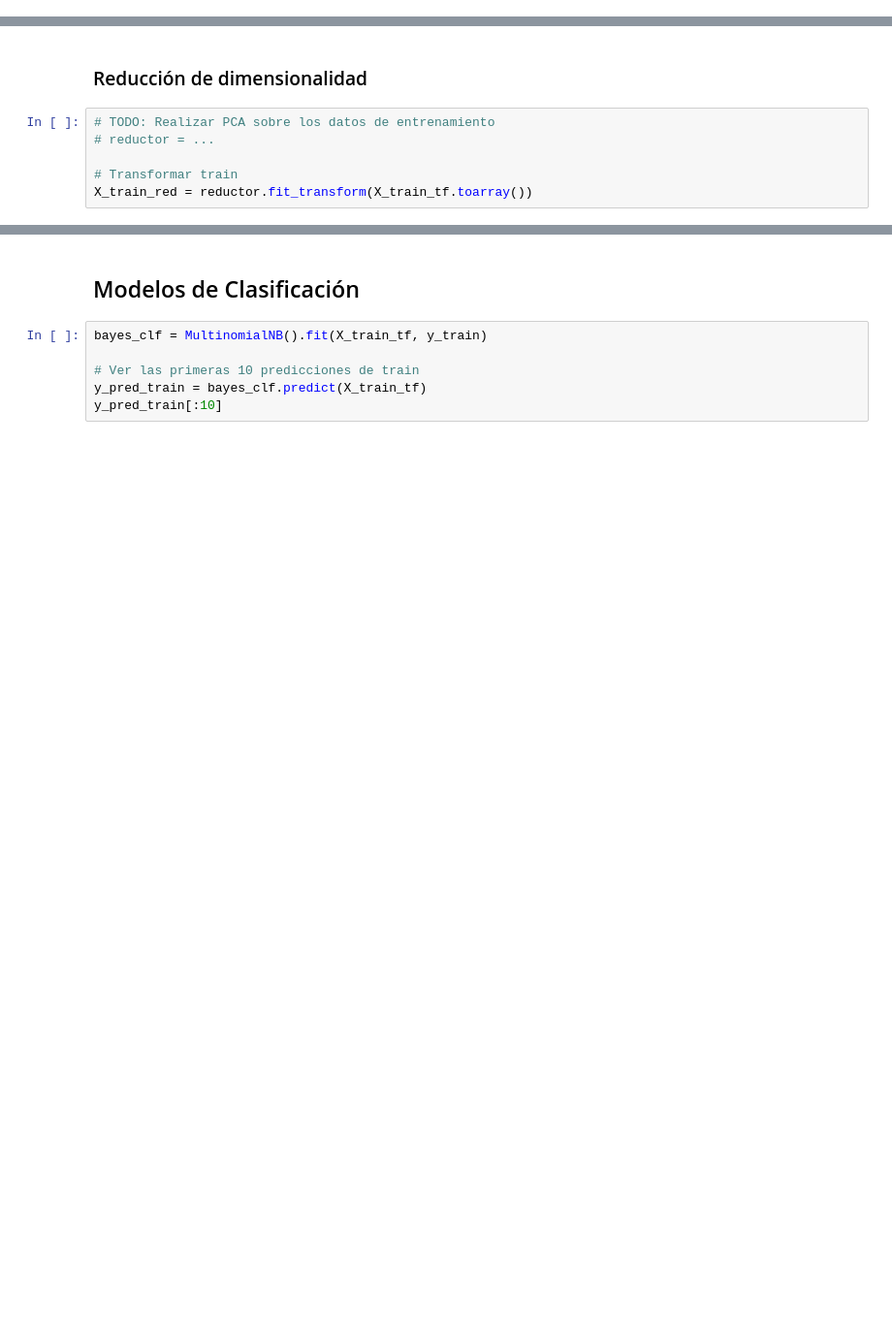
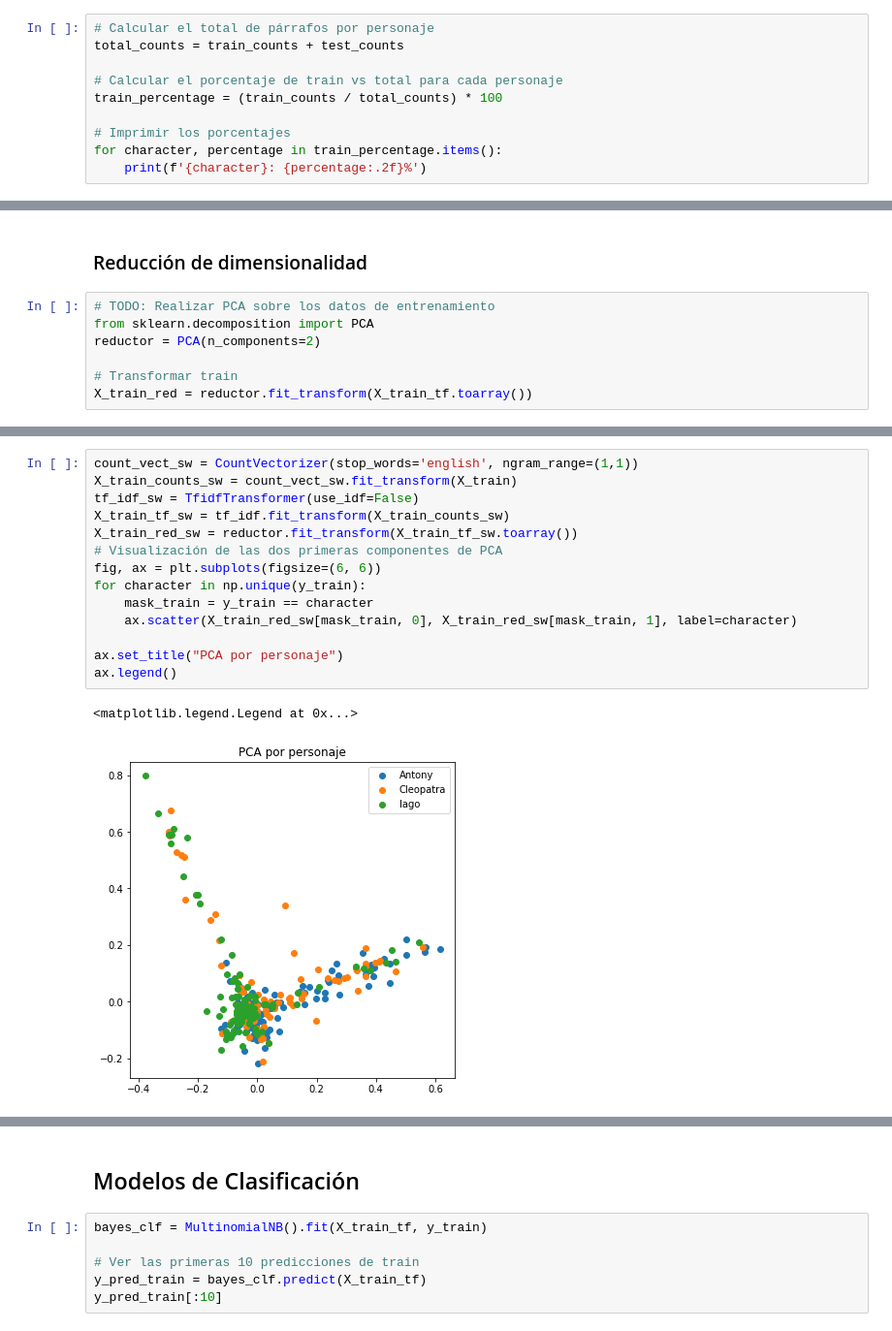
Before and after one commit to AlinaMendez/intro-cd, a Jupyter notebook: Tarea_2/shakespeare_tarea_2.ipynb, the cells around one changed output, grey strips where cells are left out. Shown at 97% size. Cells and saved outputs as stored; diff of their text form; blank space fills up the shorter version.

```diff
--- a/Tarea_2/shakespeare_tarea_2.ipynb
+++ b/Tarea_2/shakespeare_tarea_2.ipynb
@@ -207,3 +176,13 @@ plt.legend(title='Conjunto')
 # %% [output]
 <matplotlib.legend.Legend at 0x...>
 [figure]
+# %%
+# Calcular el total de párrafos por personaje
+total_counts = train_counts + test_counts
+
+# Calcular el porcentaje de train vs total para cada personaje
+train_percentage = (train_counts / total_counts) * 100
+
+# Imprimir los porcentajes
+for character, percentage in train_percentage.items():
+    print(f'{character}: {percentage:.2f}%')
@@ -227,7 +250,8 @@ X_train_tf
 ### Reducción de dimensionalidad
 # %%
 # TODO: Realizar PCA sobre los datos de entrenamiento
-# reductor = ...
+from sklearn.decomposition import PCA
+reductor = PCA(n_components=2)
 
 # Transformar train
 X_train_red = reductor.fit_transform(X_train_tf.toarray())
@@ -242,0 +270,17 @@ ax.legend()
+# %%
+count_vect_sw = CountVectorizer(stop_words='english', ngram_range=(1,1))
+X_train_counts_sw = count_vect_sw.fit_transform(X_train)
+tf_idf_sw = TfidfTransformer(use_idf=False)
+X_train_tf_sw = tf_idf.fit_transform(X_train_counts_sw)
+X_train_red_sw = reductor.fit_transform(X_train_tf_sw.toarray())
+# Visualización de las dos primeras componentes de PCA
+fig, ax = plt.subplots(figsize=(6, 6))
+for character in np.unique(y_train):
+    mask_train = y_train == character
+    ax.scatter(X_train_red_sw[mask_train, 0], X_train_red_sw[mask_train, 1], label=character)
+
+ax.set_title("PCA por personaje")
+ax.legend()
+# %% [output]
+<matplotlib.legend.Legend at 0x...>
+[figure, added]
```
Also changed, not shown: parts of 21 cells of this notebook.
